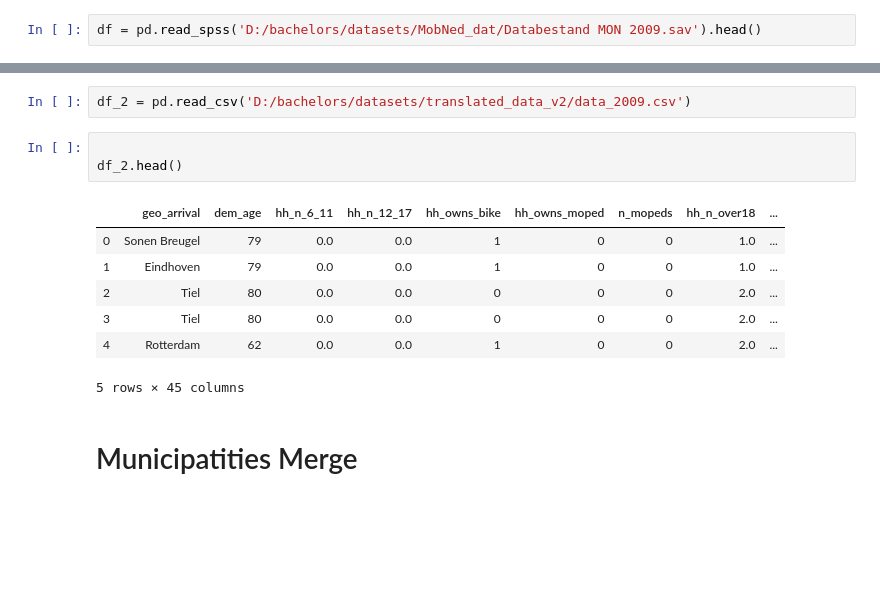
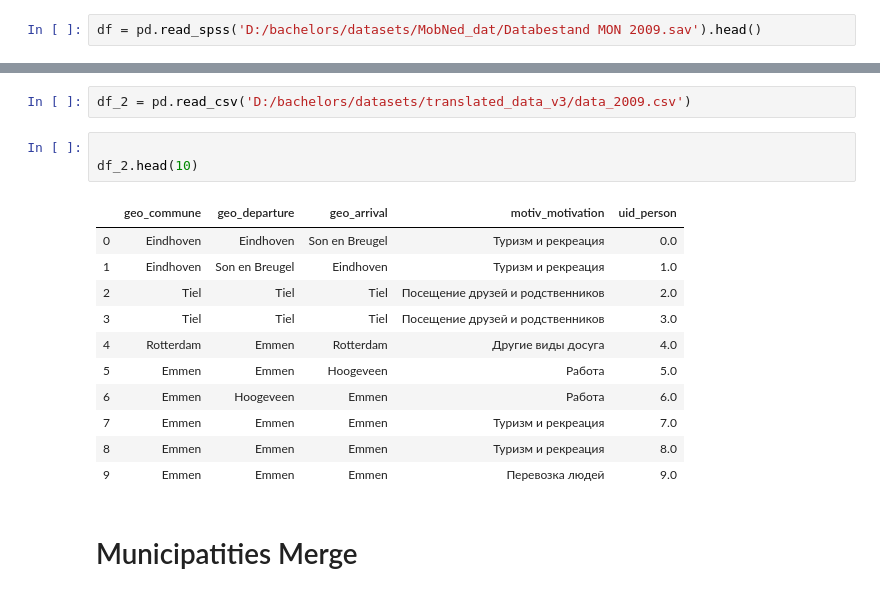
Before and after one commit to mtopnikov/NetherlandsCentralities, a Jupyter notebook: Illustrative visualization.ipynb, the cells around one changed output, grey strips where cells are left out. Cells and saved outputs as stored; diff of their text form; blank space fills up the shorter version.

```diff
--- a/Illustrative visualization.ipynb
+++ b/Illustrative visualization.ipynb
@@ -192,18 +192,22 @@ df.iloc[:, :10]
 | 3 | 2009 | Januari | 26e dag van de maand | Nvt | Nvt | Nieuwe verplaatsing | Nieuwe rit | 8117129.0 | 811712901.0 | 8.117129e+10 |
 | 4 | 2008 | December | 8e dag van de maand | Nieuw huishouden | Nieuwe persoon | Nieuwe verplaatsing | Nieuwe rit | 8120101.0 | 812010101.0 | 8.120101e+10 |
 # %%
-df_2 = pd.read_csv('D:/bachelors/datasets/translated_data_v2/data_2009.csv')
+df_2 = pd.read_csv('D:/bachelors/datasets/translated_data_v3/data_2009.csv')
 # %%
 
-df_2.head()
+df_2.head(10)
 # %% [output]
-|  | geo_arrival | dem_age | hh_n_6_11 | hh_n_12_17 | hh_owns_bike | hh_owns_moped | n_mopeds | hh_n_over18 | ... |
-| 0 | Sonen Breugel | 79 | 0.0 | 0.0 | 1 | 0 | 0 | 1.0 | ... |
-| 1 | Eindhoven | 79 | 0.0 | 0.0 | 1 | 0 | 0 | 1.0 | ... |
-| 2 | Tiel | 80 | 0.0 | 0.0 | 0 | 0 | 0 | 2.0 | ... |
-| 3 | Tiel | 80 | 0.0 | 0.0 | 0 | 0 | 0 | 2.0 | ... |
-| 4 | Rotterdam | 62 | 0.0 | 0.0 | 1 | 0 | 0 | 2.0 | ... |
+|  | geo_commune | geo_departure | geo_arrival | motiv_motivation | uid_person |
+| 0 | Eindhoven | Eindhoven | Son en Breugel | Туризм и рекреация | 0.0 |
+| 1 | Eindhoven | Son en Breugel | Eindhoven | Туризм и рекреация | 1.0 |
+| 2 | Tiel | Tiel | Tiel | Посещение друзей и родственников | 2.0 |
+| 3 | Tiel | Tiel | Tiel | Посещение друзей и родственников | 3.0 |
+| 4 | Rotterdam | Emmen | Rotterdam | Другие виды досуга | 4.0 |
+| 5 | Emmen | Emmen | Hoogeveen | Работа | 5.0 |
+| 6 | Emmen | Hoogeveen | Emmen | Работа | 6.0 |
+| 7 | Emmen | Emmen | Emmen | Туризм и рекреация | 7.0 |
+| 8 | Emmen | Emmen | Emmen | Туризм и рекреация | 8.0 |
+| 9 | Emmen | Emmen | Emmen | Перевозка людей | 9.0 |
-5 rows × 45 columns
 # %% [markdown]
 # Municipatities Merge
 # %%
```
Also changed, not shown: parts of 18 cells of this notebook, 13 other files.
